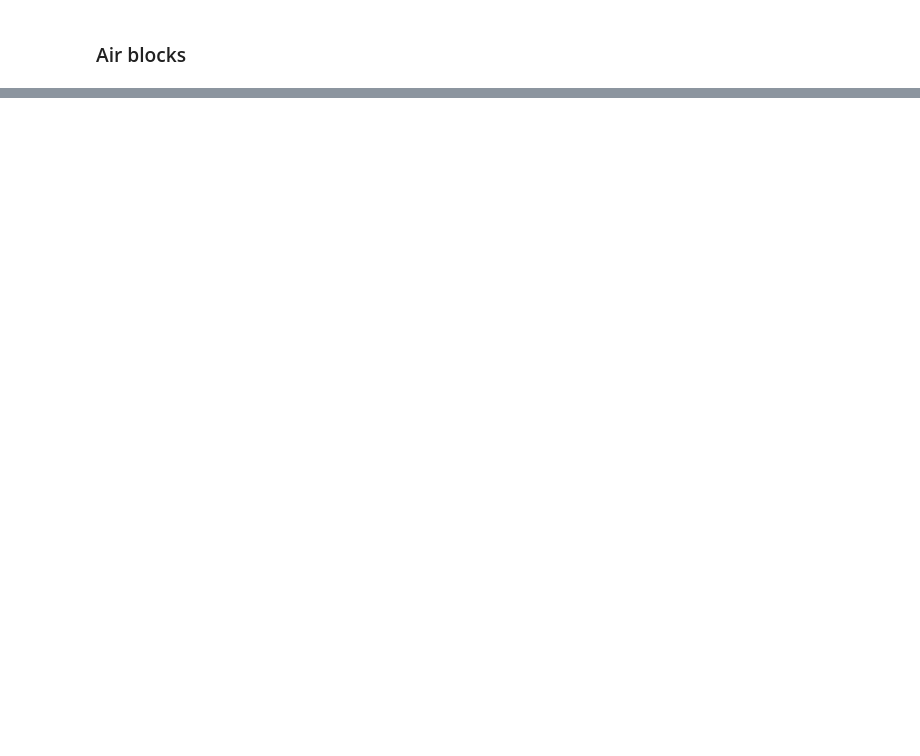
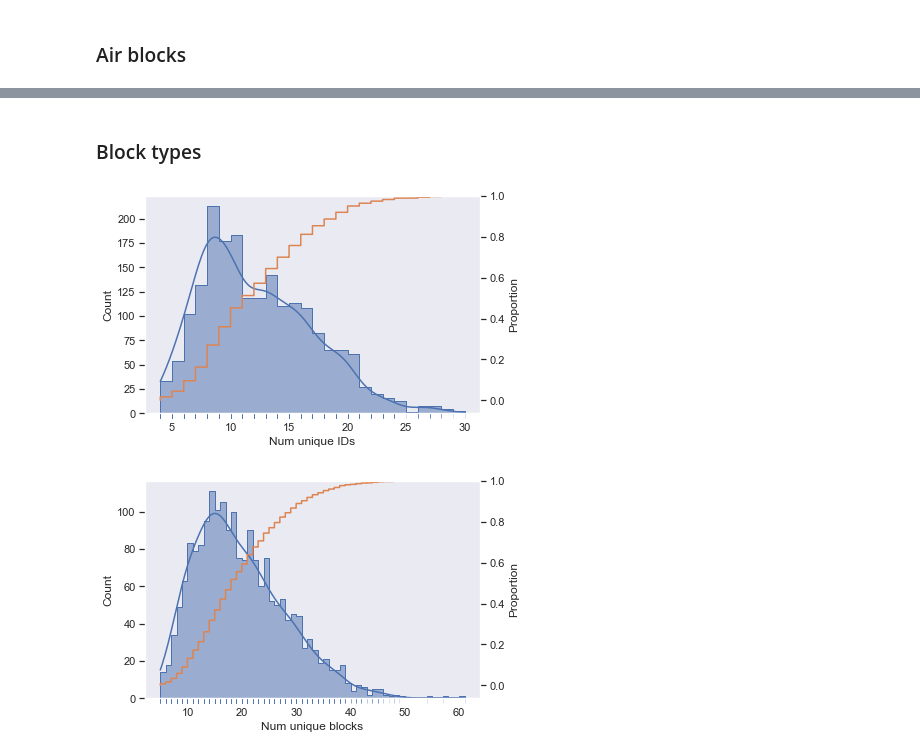
Before and after one commit to chaosarium/3D-GANCA, a Jupyter notebook: dataset/data-wraggle.ipynb, the cells around one changed output, grey strips where cells are left out. Cells and saved outputs as stored; diff of their text form; code cells hidden in the pictures; blank space fills up the shorter version.

```diff
--- a/dataset/training-visualize.ipynb
+++ b/dataset/data-wraggle.ipynb
@@ -433,0 +513,21 @@ The data selection procedure led to a subset of _ valid training examples in the
+# %% [markdown]
+### Block types
+# %%
+plt.figure()
+ax = sns.histplot(data=filtered_df, x='Num unique IDs', kde=True, binwidth=1, element="step")
+ax2 = ax.twinx()
+sns.rugplot(data=filtered_df, x="Num unique IDs", height=-0.02, alpha=.2, clip_on=False)
+sns.ecdfplot(data=filtered_df, x="Num unique IDs", stat="proportion")
+
+plt.show()
+
+plt.figure()
+ax = sns.histplot(data=filtered_df, x='Num unique blocks', kde=True, binwidth=1, element="step")
+ax2 = ax.twinx()
+sns.rugplot(data=filtered_df, x="Num unique blocks", height=-0.02, alpha=.2, clip_on=False)
+sns.ecdfplot(data=filtered_df, x="Num unique blocks", stat="proportion")
+
+plt.show()
+# %% [output]
+[figure, added]
+[figure, added]
```
Also changed, not shown: parts of 34 cells of this notebook.
